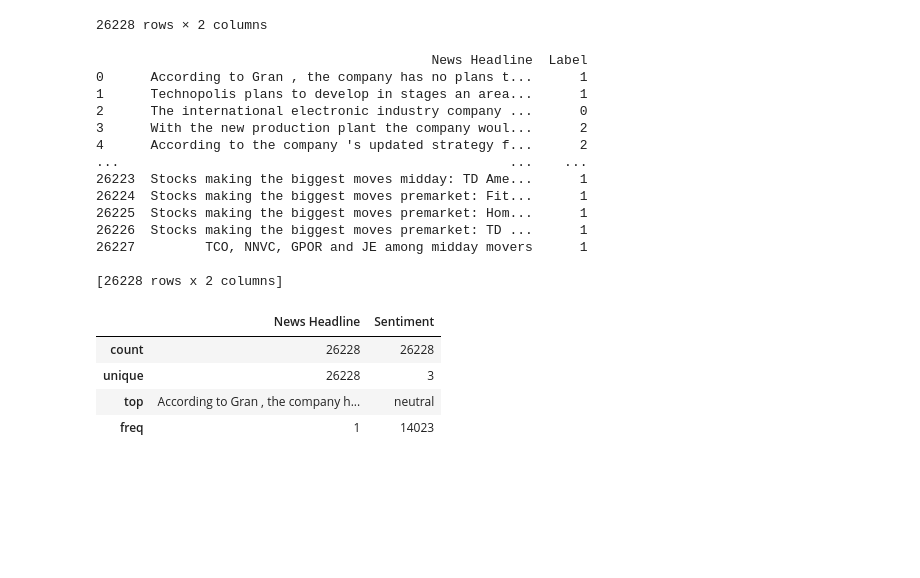
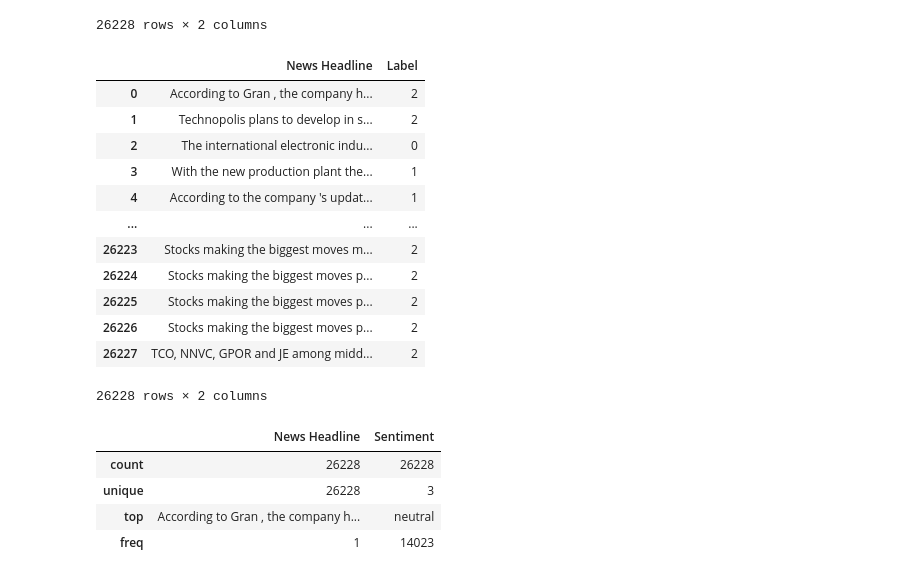
Before and after one commit to kevinwlip/ML, a Jupyter notebook: Capstone 20.6 Step 5/Capstone 20.6.ipynb, the cells around one changed output. Drawn from its saved outputs; the diff is of its cells as text; code cells hidden in the pictures; blank space fills up the shorter version.

```diff
--- a/Capstone 20.6 Step 5/Capstone 20.6.ipynb
+++ b/Capstone 20.6 Step 5/Capstone 20.6.ipynb
@@ -231,26 +354,25 @@ array(['neutral', 'negative', 'positive'], dtype=object)
 # %%
 # Creating the labeled data, 'fin_data_labeled.csv'
 
 fin_labeled_data_df = pd.read_csv("fin_data.csv")
-fin_labeled_data_df['Label'] = fin_labeled_data_df['Sentiment'].replace({'negative': 0, 'neutral': 1, 'positive': 2})
+fin_labeled_data_df['Label'] = fin_labeled_data_df['Sentiment'].replace({'negative': 0, 'positive': 1, 'neutral': 2})
 del fin_labeled_data_df['Sentiment']
 fin_labeled_data_df.to_csv('fin_data_labeled.csv', index=False)
-print(fin_labeled_data_df)
+display(fin_labeled_data_df)
 # %% [output]
+|  | News Headline | Label |
+| 0 | According to Gran , the company h... | 2 |
+| 1 | Technopolis plans to develop in s... | 2 |
+| 2 | The international electronic indu... | 0 |
+| 3 | With the new production plant the... | 1 |
+| 4 | According to the company 's updat... | 1 |
+| ... | ... | ... |
+| 26223 | Stocks making the biggest moves m... | 2 |
+| 26224 | Stocks making the biggest moves p... | 2 |
+| 26225 | Stocks making the biggest moves p... | 2 |
+| 26226 | Stocks making the biggest moves p... | 2 |
+| 26227 | TCO, NNVC, GPOR and JE among midd... | 2 |
-                                           News Headline  Label
-0      According to Gran , the company has no plans t...      1
-1      Technopolis plans to develop in stages an area...      1
-2      The international electronic industry company ...      0
-3      With the new production plant the company woul...      2
-4      According to the company 's updated strategy f...      2
-...                                                  ...    ...
-26223  Stocks making the biggest moves midday: TD Ame...      1
-26224  Stocks making the biggest moves premarket: Fit...      1
-26225  Stocks making the biggest moves premarket: Hom...      1
-26226  Stocks making the biggest moves premarket: TD ...      1
-26227         TCO, NNVC, GPOR and JE among midday movers      1
-
-[26228 rows x 2 columns]
+26228 rows × 2 columns
 # %%
 # The following steps are similar to the Mini-project on Exploratory Data Analysis (EDA)
 
```
Also changed, not shown: parts of 13 cells of this notebook, 6 other files.
